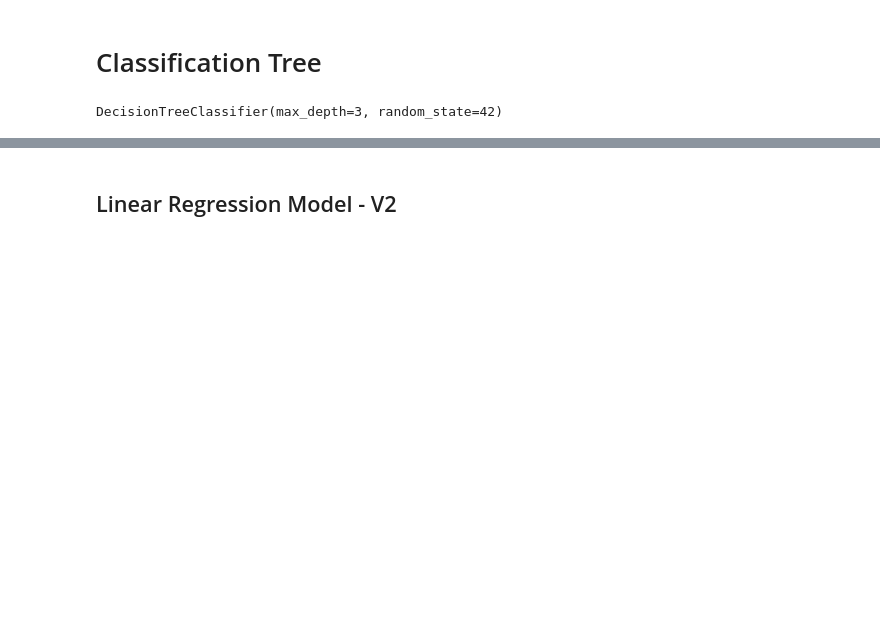
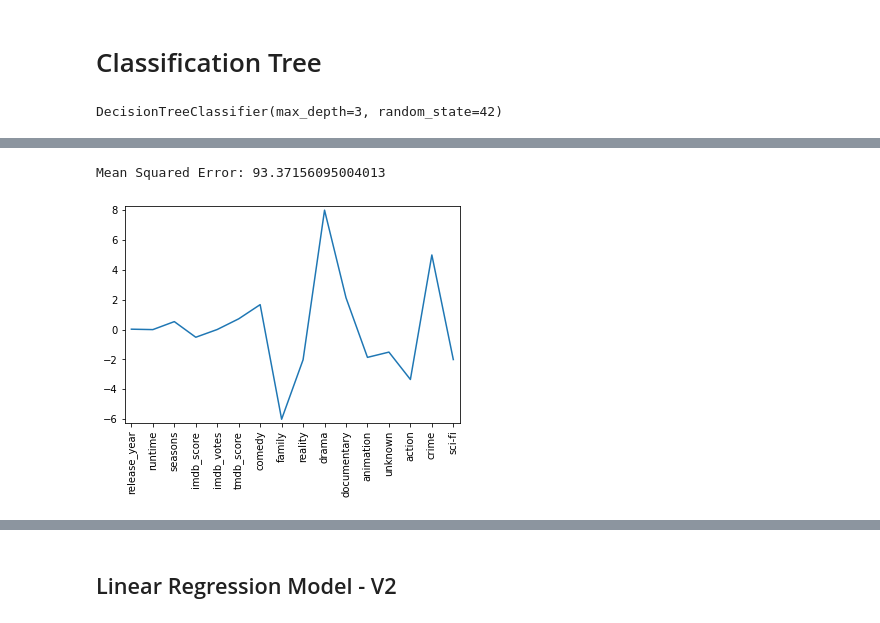
Before and after one commit to christianrhodes18/Netflix-Motivations, a Jupyter notebook: classTree.ipynb, the cells around one changed output, grey strips where cells are left out. Cells and saved outputs as stored; diff of their text form; code cells hidden in the pictures; blank space fills up the shorter version.

```diff
--- a/classTree.ipynb
+++ b/classTree.ipynb
@@ -95,3 +222,23 @@ ModuleNotFoundError: No module named 'matplotlib_inline'
+# %%
+ridge = Ridge(alpha=0.5)
+ridge.fit(X_train, y_train)
+
+# Make predictions on the testing data
+y_pred = ridge.predict(X_test)
+
+# Calculate the mean squared error
+mse = mean_squared_error(y_test, y_pred)
+print('Mean Squared Error:', mse)
+
+# Plot the coefficients
+import matplotlib.pyplot as plt
+plt.plot(range(X.shape[1]), ridge.coef_)
+plt.xticks(range(X.shape[1]), X.columns, rotation=90)
+plt.margins(0.02)
+plt.show()
+# %% [output]
+Mean Squared Error: 93.37156095004013
+[figure, added]
 # %%
 X = df[['runtime', 'release_year', 'imdb_votes','tmdb_popularity','seasons']]
 y = df['imdb_score']
```
Also changed, not shown: parts of 18 cells of this notebook.
